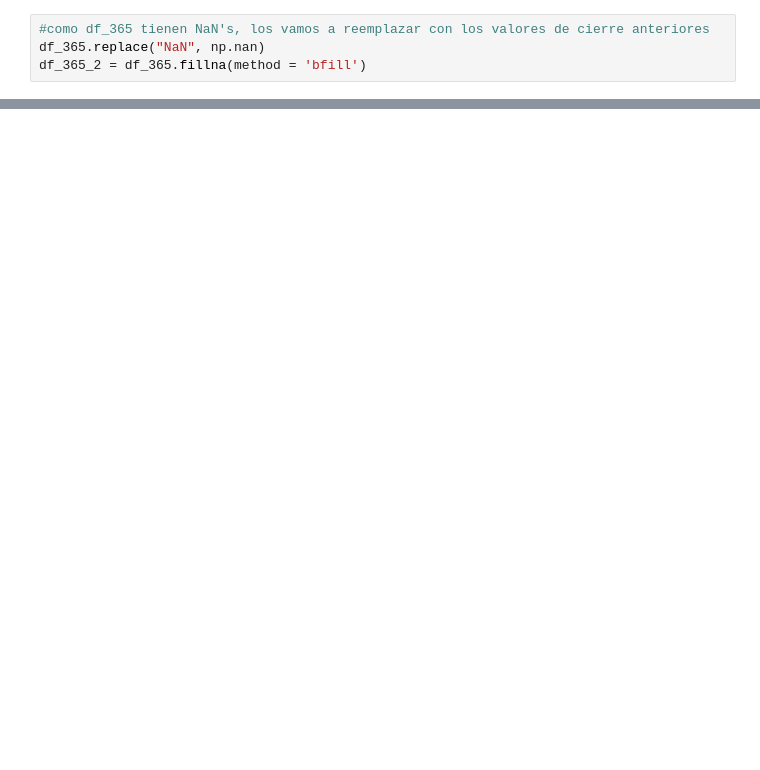
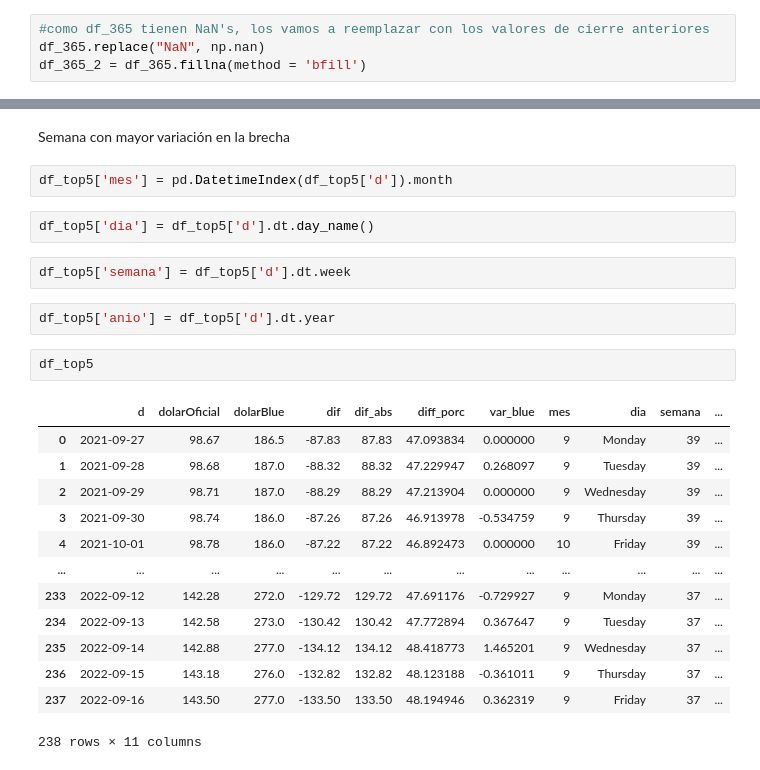
Before and after one commit to Wolfgang93/PrediccionDolarArgentino, a Jupyter notebook: pi1.ipynb, the cells around one changed output, grey strips where cells are left out. Saved outputs shown, nothing was run; the diff lists cells and outputs as text; blank space fills up the shorter version.

```diff
--- a/pi1.ipynb
+++ b/pi1.ipynb
@@ -124,0 +328,26 @@ var_blue = [ ((b/a)-1)* 100 for a,b in zip(df_365_2['v_y'], df_365_2['v_y'][1:])
+# %% [markdown]
+Semana con mayor variación en la brecha
+# %%
+df_top5['mes'] = pd.DatetimeIndex(df_top5['d']).month
+# %%
+df_top5['dia'] = df_top5['d'].dt.day_name()
+# %%
+df_top5['semana'] = df_top5['d'].dt.week
+# %%
+df_top5['anio'] = df_top5['d'].dt.year
+# %%
+df_top5
+# %% [output]
+|  | d | dolarOficial | dolarBlue | dif | dif_abs | diff_porc | var_blue | mes | dia | semana | ... |
+| 0 | 2021-09-27 | 98.67 | 186.5 | -87.83 | 87.83 | 47.093834 | 0.000000 | 9 | Monday | 39 | ... |
+| 1 | 2021-09-28 | 98.68 | 187.0 | -88.32 | 88.32 | 47.229947 | 0.268097 | 9 | Tuesday | 39 | ... |
+| 2 | 2021-09-29 | 98.71 | 187.0 | -88.29 | 88.29 | 47.213904 | 0.000000 | 9 | Wednesday | 39 | ... |
+| 3 | 2021-09-30 | 98.74 | 186.0 | -87.26 | 87.26 | 46.913978 | -0.534759 | 9 | Thursday | 39 | ... |
+| 4 | 2021-10-01 | 98.78 | 186.0 | -87.22 | 87.22 | 46.892473 | 0.000000 | 10 | Friday | 39 | ... |
+| ... | ... | ... | ... | ... | ... | ... | ... | ... | ... | ... | ... |
+| 233 | 2022-09-12 | 142.28 | 272.0 | -129.72 | 129.72 | 47.691176 | -0.729927 | 9 | Monday | 37 | ... |
+| 234 | 2022-09-13 | 142.58 | 273.0 | -130.42 | 130.42 | 47.772894 | 0.367647 | 9 | Tuesday | 37 | ... |
+| 235 | 2022-09-14 | 142.88 | 277.0 | -134.12 | 134.12 | 48.418773 | 1.465201 | 9 | Wednesday | 37 | ... |
+| 236 | 2022-09-15 | 143.18 | 276.0 | -132.82 | 132.82 | 48.123188 | -0.361011 | 9 | Thursday | 37 | ... |
+| 237 | 2022-09-16 | 143.50 | 277.0 | -133.50 | 133.50 | 48.194946 | 0.362319 | 9 | Friday | 37 | ... |
+238 rows × 11 columns
```
Also changed, not shown: parts of 78 cells of this notebook.
